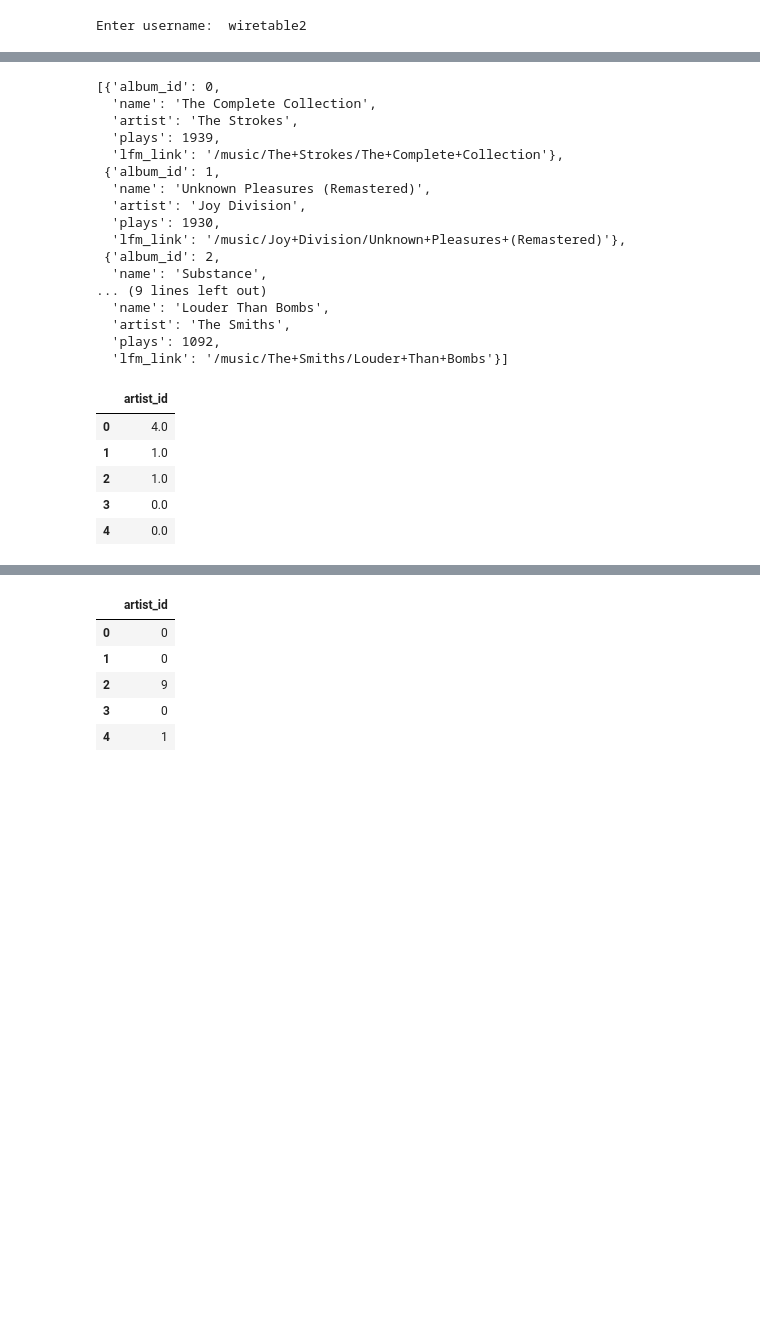
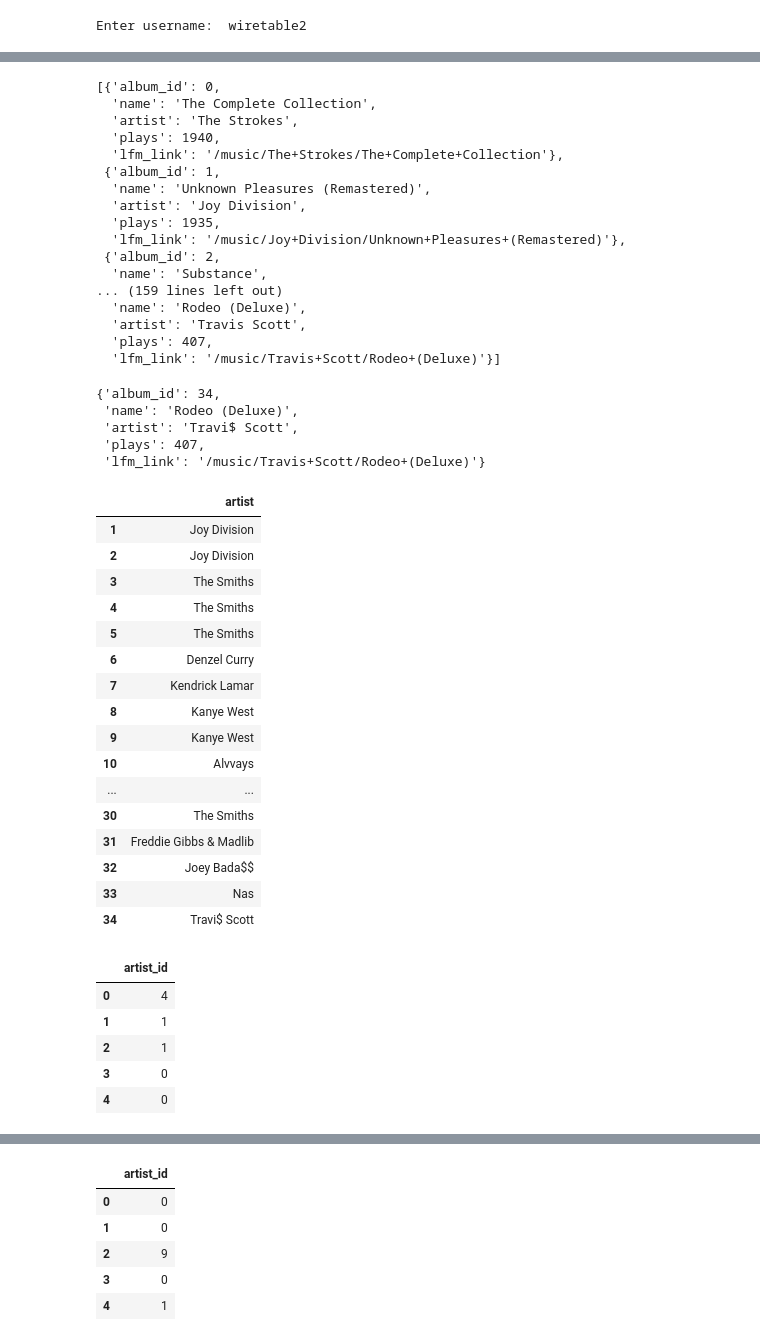
Before and after one commit to pcassioppi/lastfmScrape, a Jupyter notebook: lastfmScrape.ipynb, the cells around one changed output, grey strips where cells are left out. Saved outputs shown, nothing was run; the diff lists cells and outputs as text; code cells hidden in the pictures; blank space fills up the shorter version.

```diff
--- a/lastfmScrape.ipynb
+++ b/lastfmScrape.ipynb
@@ -224,30 +224,58 @@ while i < len(album):
     albums_og.append({'album_id':i, 'info':{'name':album[i], 'artist':artist[i],'plays':count[i],'lfm_link':link[i]}})
     albums.append({'album_id':i, 'name':album[i], 'artist':artist[i],'plays':count[i],'lfm_link':link[i]})
     i+=1
-albums[:5]
+albums[:35]
 # %% [output]
 [{'album_id': 0,
   'name': 'The Complete Collection',
   'artist': 'The Strokes',
-  'plays': 1939,
+  'plays': 1940,
   'lfm_link': '/music/The+Strokes/The+Complete+Collection'},
  {'album_id': 1,
   'name': 'Unknown Pleasures (Remastered)',
   'artist': 'Joy Division',
-  'plays': 1930,
+  'plays': 1935,
   'lfm_link': '/music/Joy+Division/Unknown+Pleasures+(Remastered)'},
  {'album_id': 2,
   'name': 'Substance',
-... (9 lines left out)
-  'name': 'Louder Than Bombs',
-  'artist': 'The Smiths',
-  'plays': 1092,
-  'lfm_link': '/music/The+Smiths/Louder+Than+Bombs'}]
+... (159 lines left out)
+  'name': 'Rodeo (Deluxe)',
+  'artist': 'Travis Scott',
+  'plays': 407,
+  'lfm_link': '/music/Travis+Scott/Rodeo+(Deluxe)'}]
+# %%
+albums[34]['artist']='Travi$ Scott'
+albums[34]
+# %% [output]
+{'album_id': 34,
+ 'name': 'Rodeo (Deluxe)',
+ 'artist': 'Travi$ Scott',
+ 'plays': 407,
+ 'lfm_link': '/music/Travis+Scott/Rodeo+(Deluxe)'}
 # %%
 import pandas as pd
 # %%
-test=pd.json_normalize(tracks).drop(columns=['song_id','info.name','info.plays','info.lfm_link'])
-test
+
+alb_df=pd.json_normalize(albums).drop(columns=['album_id','name','plays','lfm_link'])
+alb_df[1:35]
+# %% [output]
+|  | artist |
+| 1 | Joy Division |
+| 2 | Joy Division |
+| 3 | The Smiths |
+| 4 | The Smiths |
+| 5 | The Smiths |
+| 6 | Denzel Curry |
+| 7 | Kendrick Lamar |
+| 8 | Kanye West |
+| 9 | Kanye West |
+| 10 | Alvvays |
+| ... | ... |
+| 30 | The Smiths |
+| 31 | Freddie Gibbs & Madlib |
+| 32 | Joey Bada$$ |
+| 33 | Nas |
+| 34 | Travi$ Scott |
 # %%
 #is there an easy way to drop the info before turning it into df? waste of time to convert then drop it
 art_df=pd.json_normalize(artists).drop(columns=['plays','lfm_link'])
@@ -265,9 +293,9 @@ tra_df=tra_df.drop(columns=['artist'])
 alb_df.head()
 # %% [output]
 |  | artist_id |
-| 0 | 4.0 |
-| 1 | 1.0 |
-| 2 | 1.0 |
-| 3 | 0.0 |
-| 4 | 0.0 |
+| 0 | 4 |
+| 1 | 1 |
+| 2 | 1 |
+| 3 | 0 |
+| 4 | 0 |
 # %%
```
Also changed, not shown: parts of 12 cells of this notebook.
